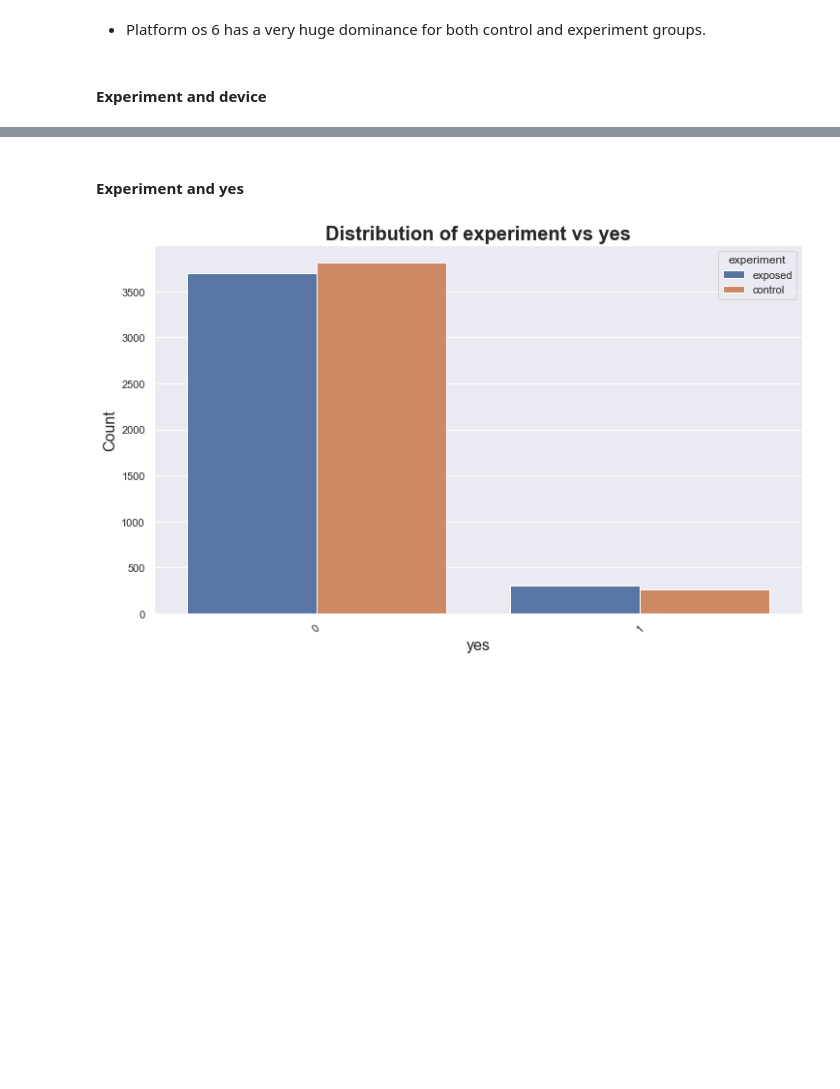
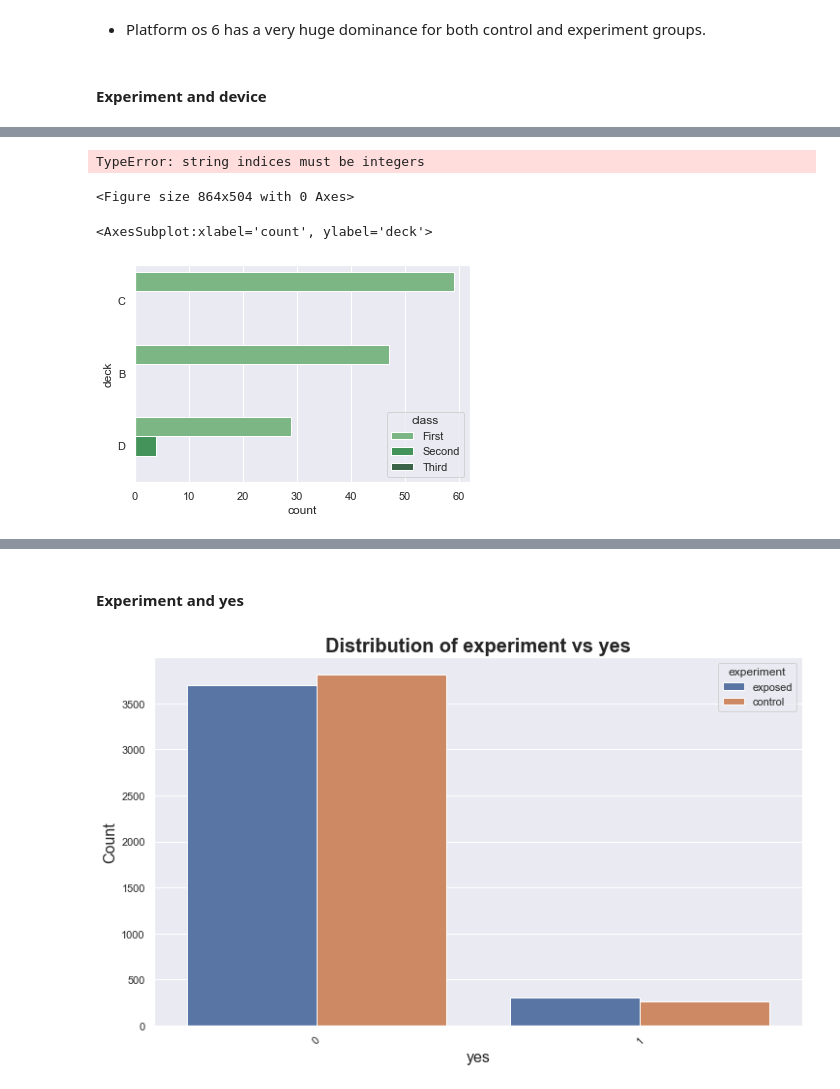
Before and after one commit to 10X-groups/AB-testing, a Jupyter notebook: notebooks/EDA.ipynb, the cells around one changed output, grey strips where cells are left out. Saved outputs shown, nothing was run; the diff lists cells and outputs as text; code cells hidden in the pictures; blank space fills up the shorter version.

Commit message:
retunrn to this commit tofigure out the categorical dtype error

```diff
--- a/notebooks/EDA.ipynb
+++ b/notebooks/EDA.ipynb
@@ -396,0 +434,14 @@ visualizer.plot_pie(df, 'device_make')
+# %%
+#visualizer.plot_count(df, 'device_make', 'experiment', 'experiment vs device')
+plot_count_modified(df, 'device_make', 'experiment', 'experiment vs device')
+# %% [output]
+TypeError: string indices must be integers
+<Figure size 864x504 with 0 Axes>
+# %%
+import seaborn as sns
+titanic = sns.load_dataset("titanic")
+sns.countplot(y="deck", hue="class", data=titanic, palette="Greens_d",
+              order=titanic.deck.value_counts().iloc[:3].index)
+# %% [output]
+<AxesSubplot:xlabel='count', ylabel='deck'>
+[figure, added]
```
Also changed, not shown: parts of 15 cells of this notebook, 2 other files.
